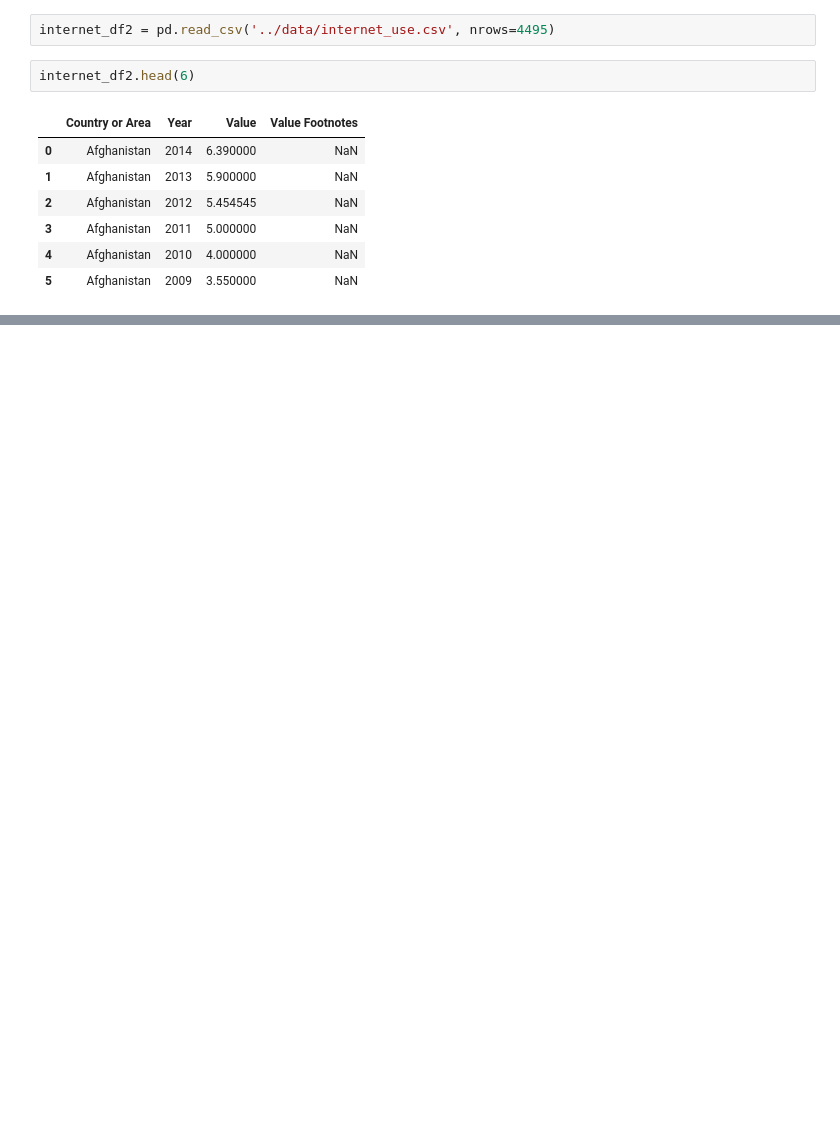
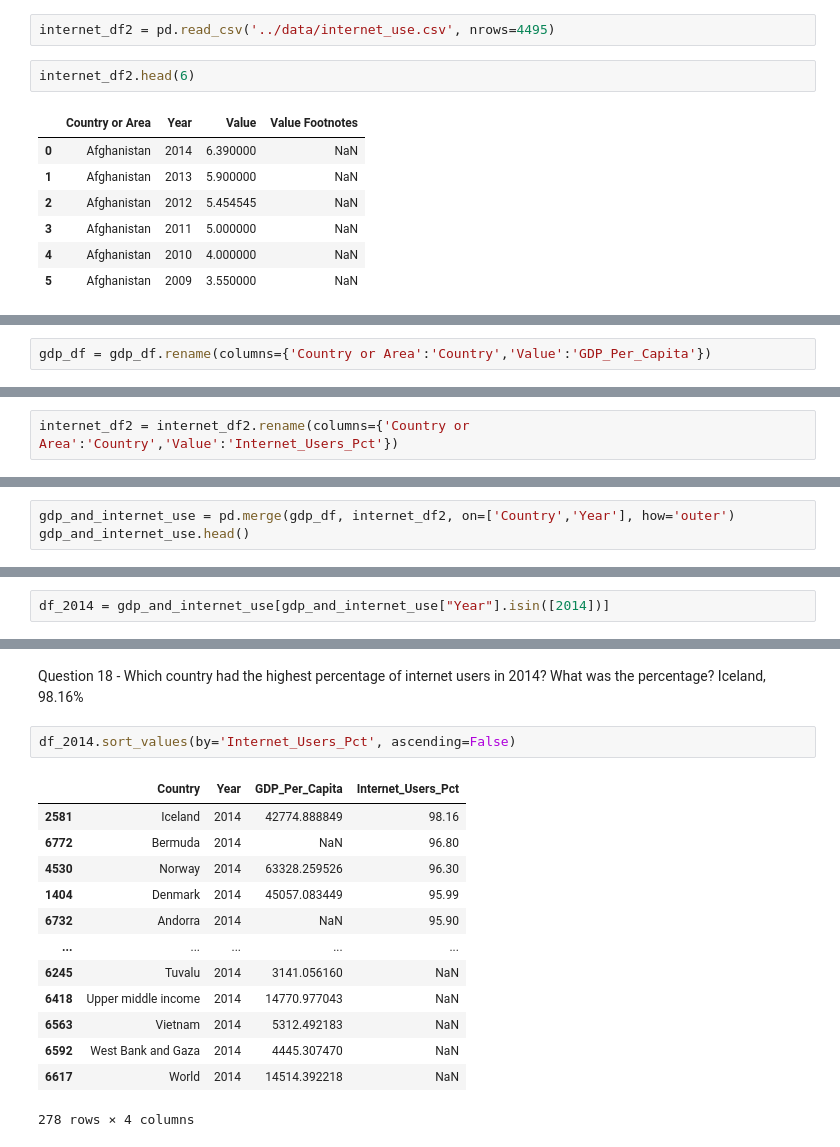
Before and after one commit to NSS-Data-Analytics-Cohort-3/un-data-MarkKoivula, a Jupyter notebook: notebooks/UNdata.ipynb, the cells around one changed output, grey strips where cells are left out. Drawn from its saved outputs; the diff is of its cells as text; blank space fills up the shorter version.

Commit message:
work Question 1-22

```diff
--- a/notebooks/UNdata.ipynb
+++ b/notebooks/UNdata.ipynb
@@ -216,0 +122,2 @@ internet_df2.drop(columns = ['Value Footnotes'])
+# %%
+gdp_df = gdp_df.rename(columns={'Country or Area':'Country','Value':'GDP_Per_Capita'})
@@ -216,0 +128,2 @@ internet_df2.drop(columns = ['Value Footnotes'])
+# %%
+internet_df2 = internet_df2.rename(columns={'Country or Area':'Country','Value':'Internet_Users_Pct'})
@@ -216,0 +180,3 @@ internet_df2.drop(columns = ['Value Footnotes'])
+# %%
+gdp_and_internet_use = pd.merge(gdp_df, internet_df2, on=['Country','Year'], how='outer')
+gdp_and_internet_use.head()
@@ -216,0 +260,2 @@ internet_df2.drop(columns = ['Value Footnotes'])
+# %%
+df_2014 = gdp_and_internet_use[gdp_and_internet_use["Year"].isin([2014])]
@@ -216,0 +276,19 @@ internet_df2.drop(columns = ['Value Footnotes'])
+# %% [markdown]
+Question 18 - Which country had the highest percentage of internet users in 2014? What was the percentage?
+Iceland, 98.16%
+# %%
+df_2014.sort_values(by='Internet_Users_Pct', ascending=False)
+# %% [output]
+|  | Country | Year | GDP_Per_Capita | Internet_Users_Pct |
+| 2581 | Iceland | 2014 | 42774.888849 | 98.16 |
+| 6772 | Bermuda | 2014 | NaN | 96.80 |
+| 4530 | Norway | 2014 | 63328.259526 | 96.30 |
+| 1404 | Denmark | 2014 | 45057.083449 | 95.99 |
+| 6732 | Andorra | 2014 | NaN | 95.90 |
+| ... | ... | ... | ... | ... |
+| 6245 | Tuvalu | 2014 | 3141.056160 | NaN |
+| 6418 | Upper middle income | 2014 | 14770.977043 | NaN |
+| 6563 | Vietnam | 2014 | 5312.492183 | NaN |
+| 6592 | West Bank and Gaza | 2014 | 4445.307470 | NaN |
+| 6617 | World | 2014 | 14514.392218 | NaN |
+278 rows × 4 columns
```
Also changed, not shown: parts of 67 cells of this notebook.
